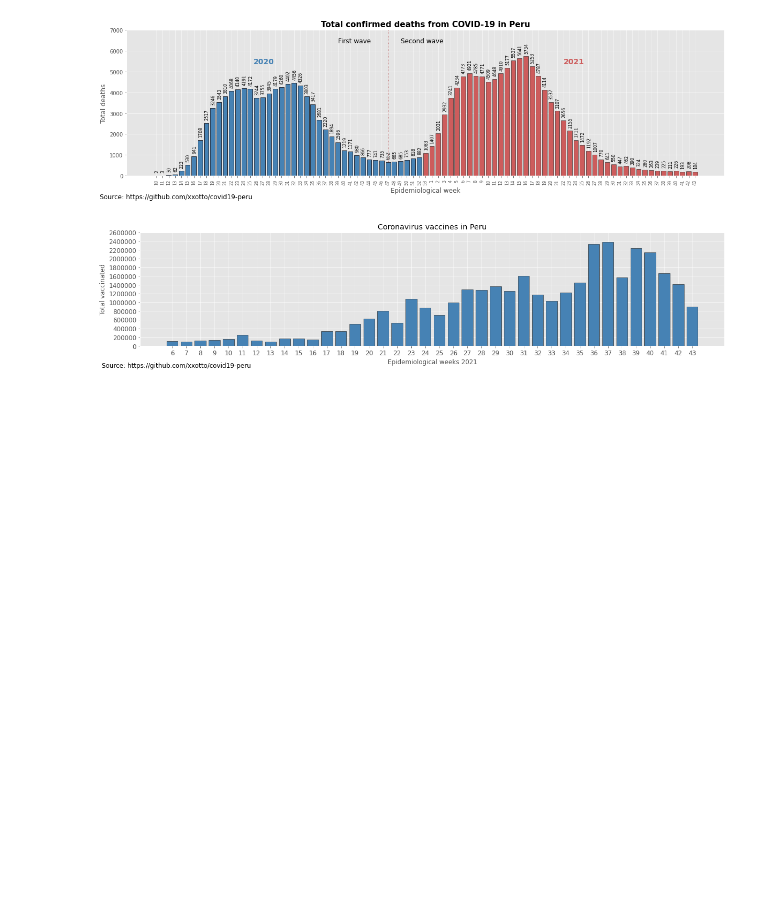
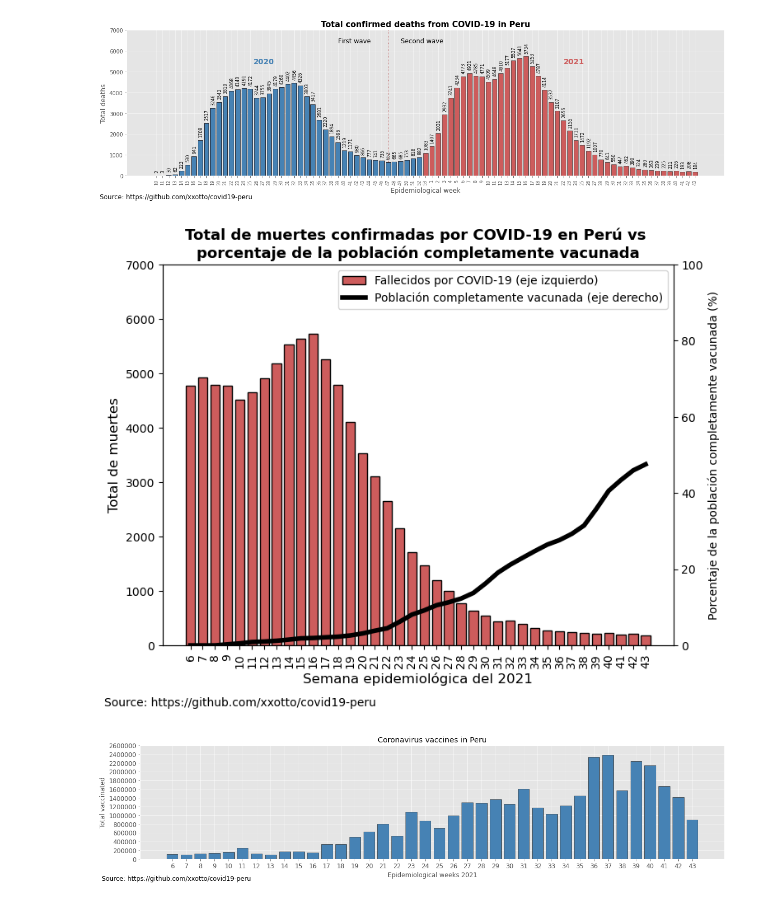
Before and after one commit to xxotto/covid19-Peru, a Jupyter notebook: Graphs.ipynb, the cells around one changed output. Cells and saved outputs as stored; diff of their text form; code cells hidden in the pictures; blank space fills up the shorter version.

```diff
--- a/Graphs.ipynb
+++ b/Graphs.ipynb
@@ -128,6 +126,49 @@ def barplot_dec(df):
 barplot_dec(vac_fal_semEpi)
 # %% [output]
 [figure]
+# %%
+def barplot_dec(df):
+
+    fig = plt.figure(figsize=(8, 6)) # Create a figure
+    ax = fig.add_subplot(111)
+    plt.style.use('default') # Using the style for the plot
+
+    # Fallecidos desde que empezó la jornada de vacunación en semana epi 5 del 2021
+    fal = df["deceased"].iloc[49:]
+
+    # Primera gráfica de barras
+    width = 0.75 # Bar width
+    x = np.arange(len(fal))
+    ax.bar(x, fal, width, color="indianred", edgecolor="black", zorder=2,
+                    label='Fallecidos por COVID-19 (eje izquierdo)')
+
+    plt.xticks(x, df["epi_week"].iloc[49:], rotation = 90)
+    plt.yticks(np.arange(0, 7500, 1000))
+    plt.ylabel("Total de muertes", fontsize = 12)
+    plt.tick_params(axis="x", labelsize = 10)
+
+    plt.title("Total de muertes confirmadas por COVID-19 en Perú vs \nporcentaje de la población completamente vacunada",
+              fontsize=13, weight="bold")
+    plt.xlabel("Semana epidemiológica del 2021", fontsize=12)
+    # Segunda gráfica de frecuencia acumulada de fallecidos
+    ax2 = plt.twinx()
+    ax2.plot(x, vac_fal_semEpi['vac_per_x_pop'].iloc[49:], color='black', linestyle="-", linewidth=4,
+            label='Población completamente vacunada (eje derecho)')
+    ax2.set_ylim(0,100,10)
+
+    lines, labels = ax.get_legend_handles_labels()
+    lines2, labels2 = ax2.get_legend_handles_labels()
+    ax2.legend(lines + lines2, labels + labels2, loc=0)
+    ax2.set_ylabel('Porcentaje de la población completamente vacunada (%)')
+
+    plt.text(-7, -16, r"Source: https://github.com/xxotto/covid19-peru", fontsize=10)
+
+    plt.savefig('Images/covid19-peru_fallecidos_vs_vacunados_x_semanaEpi.png', bbox_inches='tight') # Save figure
+    plt.show() # Plot figure
+
+barplot_dec(vac_fal_semEpi)
+# %% [output]
+[figure, added]
 # %%
 # Barplot of TOTAL VACCINATED
 def barplot_vac(df):
```
Also changed, not shown: parts of 5 cells of this notebook, 9 other files.
